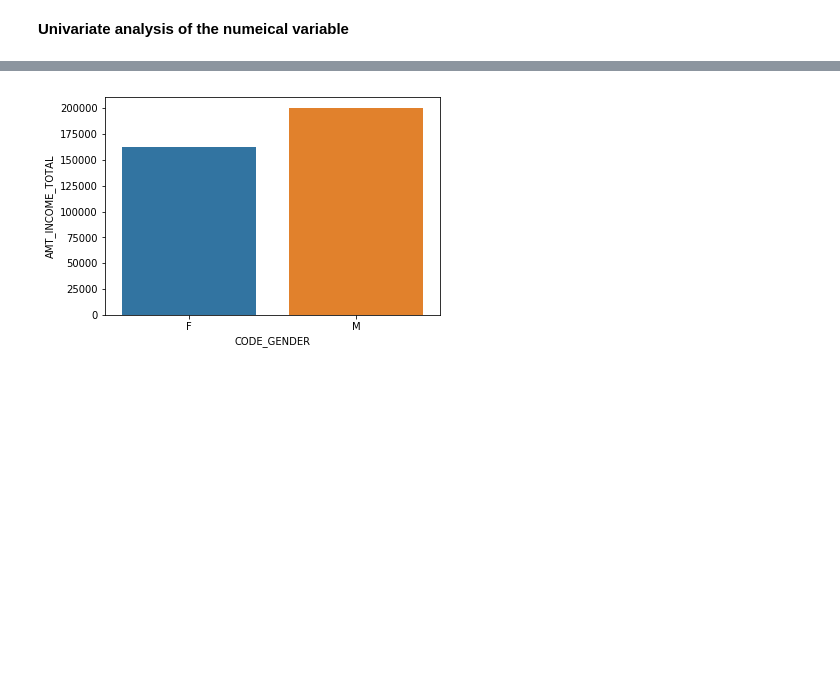
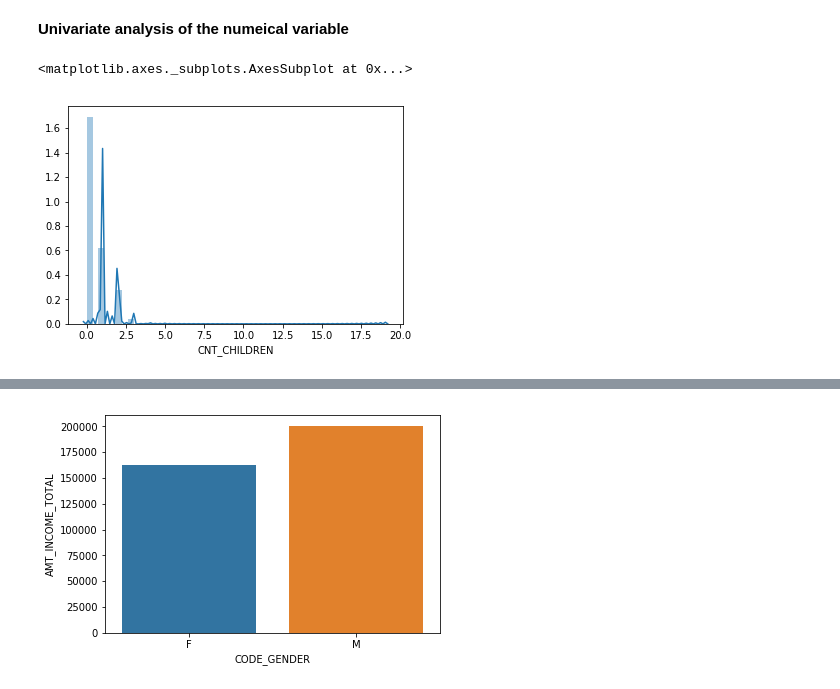
Before and after one commit to Saumya837/EDA_Case_Study_Banking, a Jupyter notebook: Credit EDA Assignment.ipynb, the cells around one changed output, grey strips where cells are left out. Drawn from its saved outputs; the diff is of its cells as text; code cells hidden in the pictures; blank space fills up the shorter version.

```diff
--- a/Credit EDA Assignment.ipynb
+++ b/Credit EDA Assignment.ipynb
@@ -445,4 +479,7 @@ g=sns.heatmap(df0_num[top_corr_features].corr(),annot=True,cmap="RdYlGn")
 <b> Univariate analysis of the numeical variable <b>
 # %%
 #univariate analysis of the CNT_CHIlDREN
-df0_num=
+sns.distplot(df0_num['CNT_CHILDREN'])
+# %% [output]
+<matplotlib.axes._subplots.AxesSubplot at 0x...>
+[figure, added]
```
Also changed, not shown: parts of 88 cells of this notebook.
